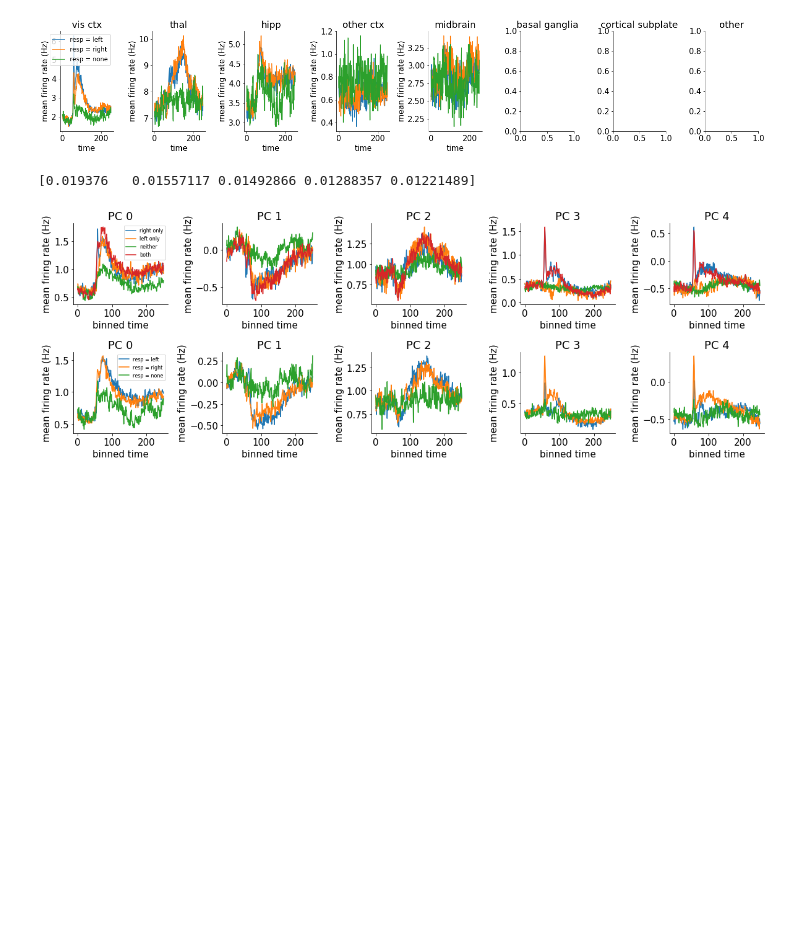
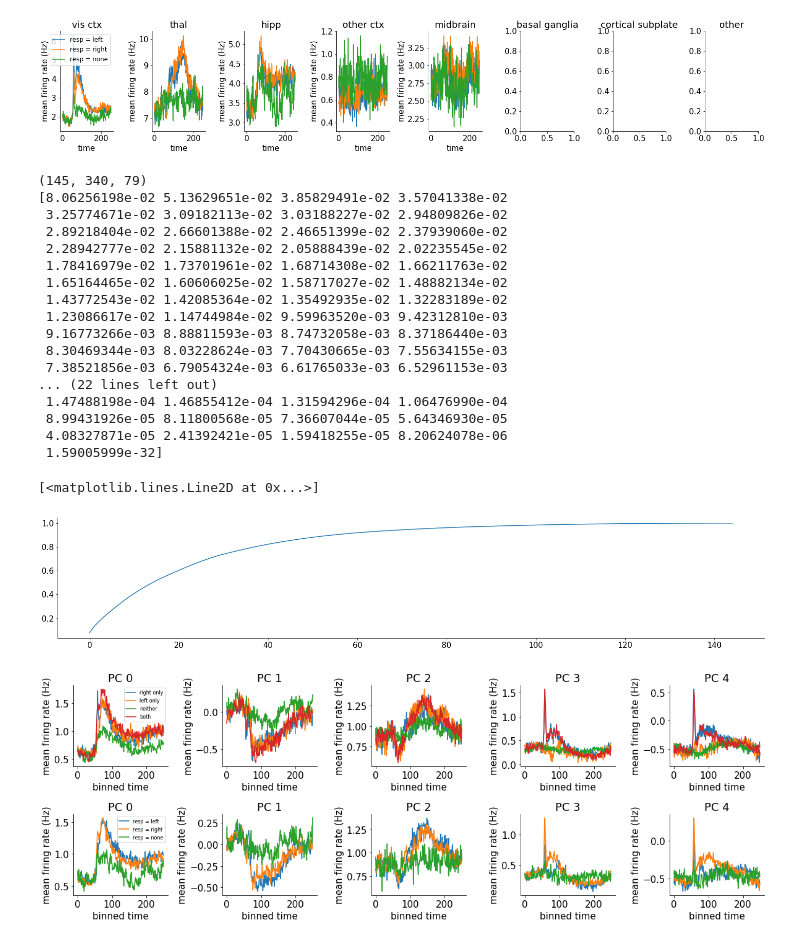
Before and after one commit to EmiliosIsaias/RattusDeus, a Jupyter notebook: Project_Notebook.ipynb, the cells around one changed output. Drawn from its saved outputs; the diff is of its cells as text; code cells hidden in the pictures; blank space fills up the shorter version.

```diff
--- a/Project_Notebook.ipynb
+++ b/Project_Notebook.ipynb
@@ -215,16 +248,39 @@ for j in range(len(brain_groups)+1):
 # %%
 #@title top PC directions from stimulus + response period, with projections of the entire duration
 from sklearn.decomposition import PCA
 
-droll = np.reshape(dat['spks'][:,:,51:130], (NN,-1)) # first 80 bins = 1.6 sec
+print(dat['spks'][barea==0][:,:,51:130].shape)
+droll = np.reshape(dat['spks'][barea==0][:,:,51:130], (sum(barea==0),-1)) # first 80 bins = 1.6 sec
+# droll = np.reshape(dat['spks'][:,:,51:130], (NN,-1)) # first 80 bins = 1.6 sec
 droll = droll - np.mean(droll, axis=1)[:, np.newaxis]
-model = PCA(n_components = 5).fit(droll.T)
+# model = PCA(n_components = 5).fit(droll.T)
+model = PCA().fit(droll.T)
 W = model.components_
-pc_10ms = W @ np.reshape(dat['spks'], (NN,-1))
+#pc_10ms = W @ np.reshape(dat['spks'], (NN,-1))
+pc_10ms = W @ np.reshape(dat['spks'][barea==0], (sum(barea==0),-1))
 pc_10ms = np.reshape(pc_10ms, (5, -1, NT))
 print(model.explained_variance_ratio_)
+plt.plot(np.cumsum(model.explained_variance_ratio_))
 # %% [output]
-[0.019376   0.01557117 0.01492866 0.01288357 0.01221489]
+(145, 340, 79)
+[8.06256198e-02 5.13629651e-02 3.85829491e-02 3.57041338e-02
+ 3.25774671e-02 3.09182113e-02 3.03188227e-02 2.94809826e-02
+ 2.89218404e-02 2.66601388e-02 2.46651399e-02 2.37939060e-02
+ 2.28942777e-02 2.15881132e-02 2.05888439e-02 2.02235545e-02
+ 1.78416979e-02 1.73701961e-02 1.68714308e-02 1.66211763e-02
+ 1.65164465e-02 1.60606025e-02 1.58717027e-02 1.48882134e-02
+ 1.43772543e-02 1.42085364e-02 1.35492935e-02 1.32283189e-02
+ 1.23086617e-02 1.14744984e-02 9.59963520e-03 9.42312810e-03
+ 9.16773266e-03 8.88811593e-03 8.74732058e-03 8.37186440e-03
+ 8.30469344e-03 8.03228624e-03 7.70430665e-03 7.55634155e-03
+ 7.38521856e-03 6.79054324e-03 6.61765033e-03 6.52961153e-03
+... (22 lines left out)
+ 1.47488198e-04 1.46855412e-04 1.31594296e-04 1.06476990e-04
+ 8.99431926e-05 8.11800568e-05 7.36607044e-05 5.64346930e-05
+ 4.08327871e-05 2.41392421e-05 1.59418255e-05 8.20624078e-06
+ 1.59005999e-32]
+[<matplotlib.lines.Line2D at 0x...>]
+[figure, added]
 # %%
 #@title The top PCs capture most variance across the brain. What do they care about?
 plt.figure(figsize= (20, 6))
```
Also changed, not shown: parts of 3 cells of this notebook.
